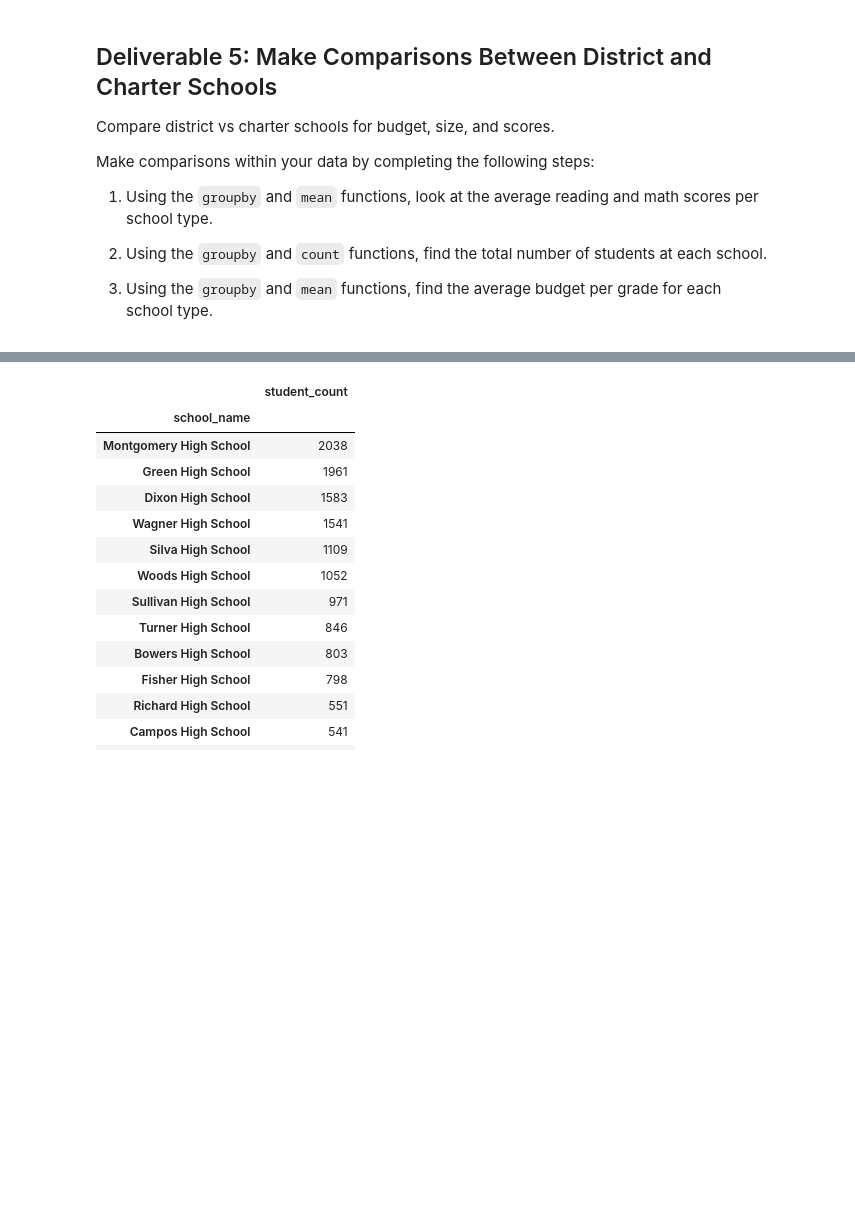
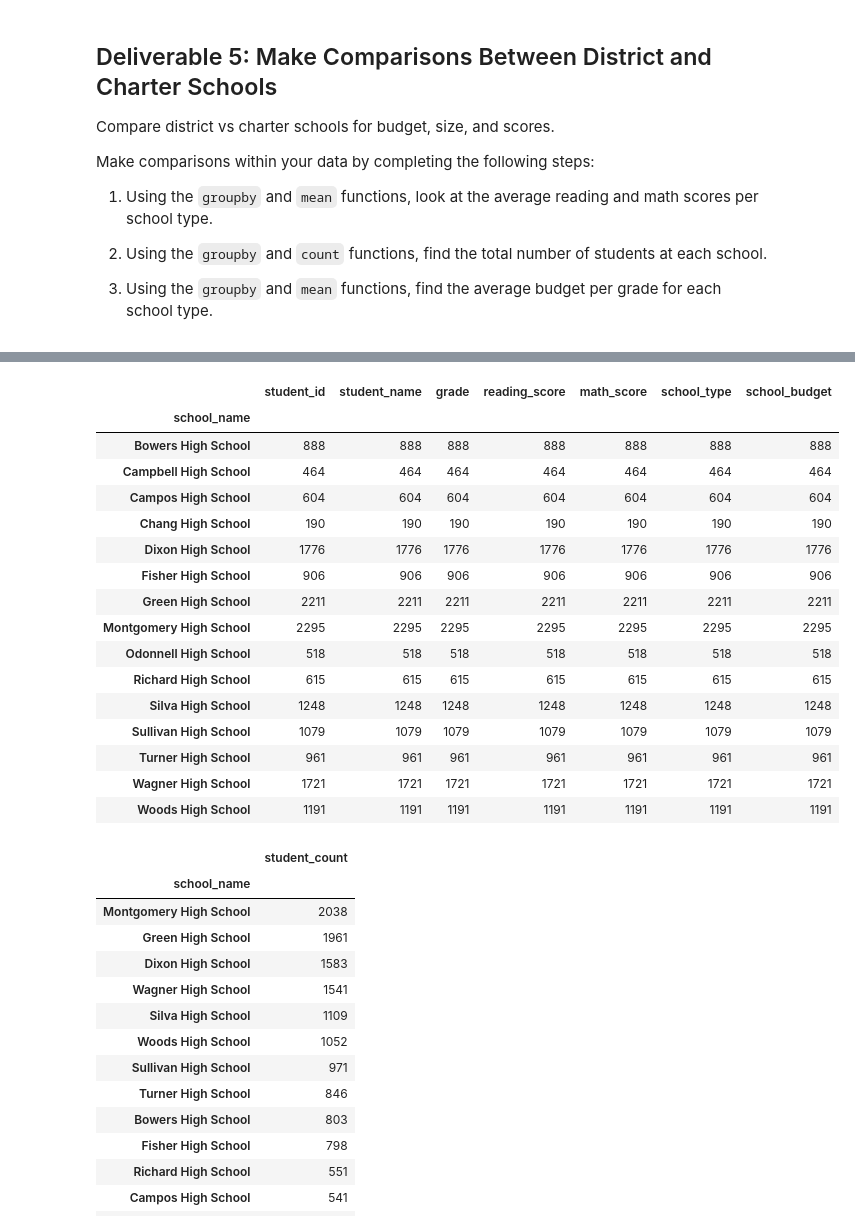
Before and after one commit to margomerritt/School_District_Analysis, a Jupyter notebook: Student_Data_Challenge_Starter_Code.ipynb, the cells around one changed output, grey strips where cells are left out. Drawn from its saved outputs; the diff is of its cells as text; code cells hidden in the pictures; blank space fills up the shorter version.

```diff
--- a/Student_Data_Challenge_Starter_Code.ipynb
+++ b/Student_Data_Challenge_Starter_Code.ipynb
@@ -275,3 +293,24 @@ Make comparisons within your data by completing the following steps:
+# %%
+total_number_students_by_school = student_df.groupby(by='school_name').count()
+total_number_students_by_school
+# %% [output]
+|  | student_id | student_name | grade | reading_score | math_score | school_type | school_budget |
+| school_name |  |  |  |  |  |  |  |
+| Bowers High School | 888 | 888 | 888 | 888 | 888 | 888 | 888 |
+| Campbell High School | 464 | 464 | 464 | 464 | 464 | 464 | 464 |
+| Campos High School | 604 | 604 | 604 | 604 | 604 | 604 | 604 |
+| Chang High School | 190 | 190 | 190 | 190 | 190 | 190 | 190 |
+| Dixon High School | 1776 | 1776 | 1776 | 1776 | 1776 | 1776 | 1776 |
+| Fisher High School | 906 | 906 | 906 | 906 | 906 | 906 | 906 |
+| Green High School | 2211 | 2211 | 2211 | 2211 | 2211 | 2211 | 2211 |
+| Montgomery High School | 2295 | 2295 | 2295 | 2295 | 2295 | 2295 | 2295 |
+| Odonnell High School | 518 | 518 | 518 | 518 | 518 | 518 | 518 |
+| Richard High School | 615 | 615 | 615 | 615 | 615 | 615 | 615 |
+| Silva High School | 1248 | 1248 | 1248 | 1248 | 1248 | 1248 | 1248 |
+| Sullivan High School | 1079 | 1079 | 1079 | 1079 | 1079 | 1079 | 1079 |
+| Turner High School | 961 | 961 | 961 | 961 | 961 | 961 | 961 |
+| Wagner High School | 1721 | 1721 | 1721 | 1721 | 1721 | 1721 | 1721 |
+| Woods High School | 1191 | 1191 | 1191 | 1191 | 1191 | 1191 | 1191 |
 # %%
 # Use the `groupby`, `count`, and `sort_values` functions to find the
 # total number of students at each school and sort from most students to least students.
```
Also changed, not shown: parts of 7 cells of this notebook.
